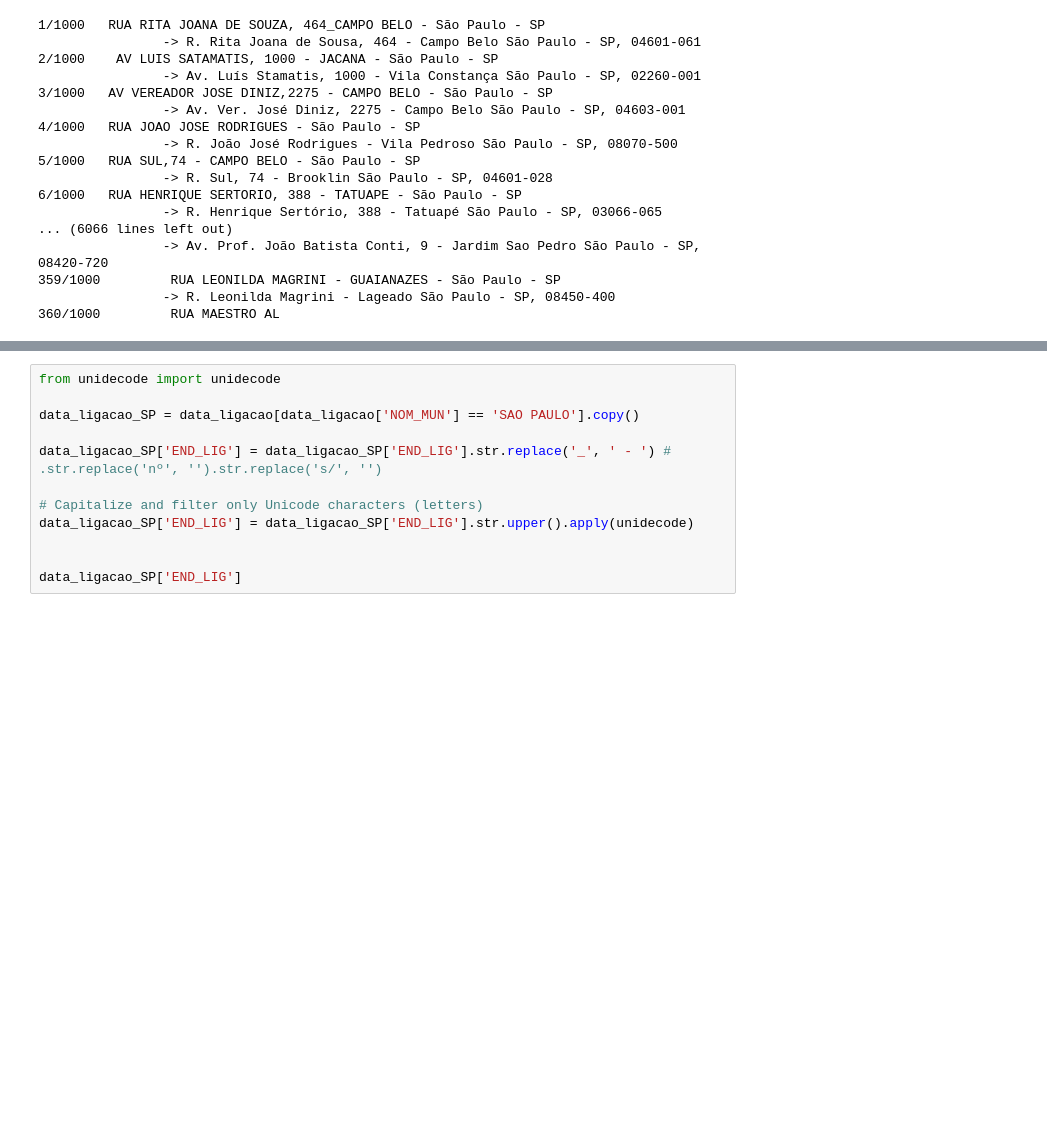
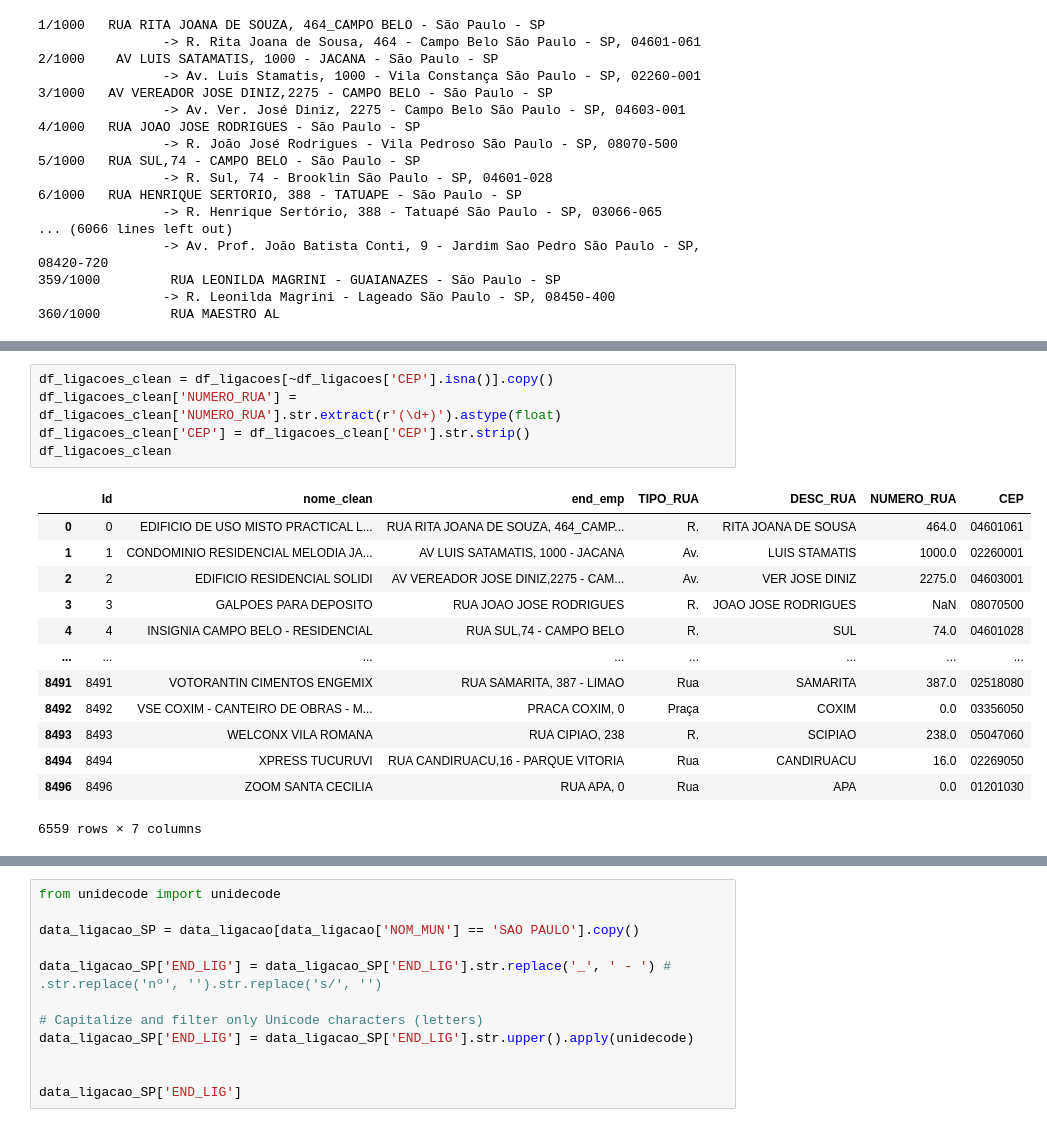
Before and after one commit to arthurhirez/POC_SABESP, a Jupyter notebook: Exploratoria_CargaGeoEmbr.ipynb, the cells around one changed output, grey strips where cells are left out. Cells and saved outputs as stored; diff of their text form; blank space fills up the shorter version.

```diff
--- a/Exploratoria_CargaGeoEmbr.ipynb
+++ b/Exploratoria_CargaGeoEmbr.ipynb
@@ -1145,0 +928,19 @@ KeyboardInterrupt:
+# %%
+df_ligacoes_clean = df_ligacoes[~df_ligacoes['CEP'].isna()].copy()
+df_ligacoes_clean['NUMERO_RUA'] = df_ligacoes_clean['NUMERO_RUA'].str.extract(r'(\d+)').astype(float)
+df_ligacoes_clean['CEP'] = df_ligacoes_clean['CEP'].str.strip()
+df_ligacoes_clean
+# %% [output]
+|  | Id | nome_clean | end_emp | TIPO_RUA | DESC_RUA | NUMERO_RUA | CEP |
+| 0 | 0 | EDIFICIO DE USO MISTO PRACTICAL L... | RUA RITA JOANA DE SOUZA, 464_CAMP... | R. | RITA JOANA DE SOUSA | 464.0 | 04601061 |
+| 1 | 1 | CONDOMINIO RESIDENCIAL MELODIA JA... | AV LUIS SATAMATIS, 1000 - JACANA | Av. | LUIS STAMATIS | 1000.0 | 02260001 |
+| 2 | 2 | EDIFICIO RESIDENCIAL SOLIDI | AV VEREADOR JOSE DINIZ,2275 - CAM... | Av. | VER JOSE DINIZ | 2275.0 | 04603001 |
+| 3 | 3 | GALPOES PARA DEPOSITO | RUA JOAO JOSE RODRIGUES | R. | JOAO JOSE RODRIGUES | NaN | 08070500 |
+| 4 | 4 | INSIGNIA CAMPO BELO - RESIDENCIAL | RUA SUL,74 - CAMPO BELO | R. | SUL | 74.0 | 04601028 |
+| ... | ... | ... | ... | ... | ... | ... | ... |
+| 8491 | 8491 | VOTORANTIN CIMENTOS ENGEMIX | RUA SAMARITA, 387 - LIMAO | Rua | SAMARITA | 387.0 | 02518080 |
+| 8492 | 8492 | VSE COXIM - CANTEIRO DE OBRAS - M... | PRACA COXIM, 0 | Praça | COXIM | 0.0 | 03356050 |
+| 8493 | 8493 | WELCONX VILA ROMANA | RUA CIPIAO, 238 | R. | SCIPIAO | 238.0 | 05047060 |
+| 8494 | 8494 | XPRESS TUCURUVI | RUA CANDIRUACU,16 - PARQUE VITORIA | Rua | CANDIRUACU | 16.0 | 02269050 |
+| 8496 | 8496 | ZOOM SANTA CECILIA | RUA APA, 0 | Rua | APA | 0.0 | 01201030 |
+6559 rows × 7 columns
```
Also changed, not shown: parts of 17 cells of this notebook.
